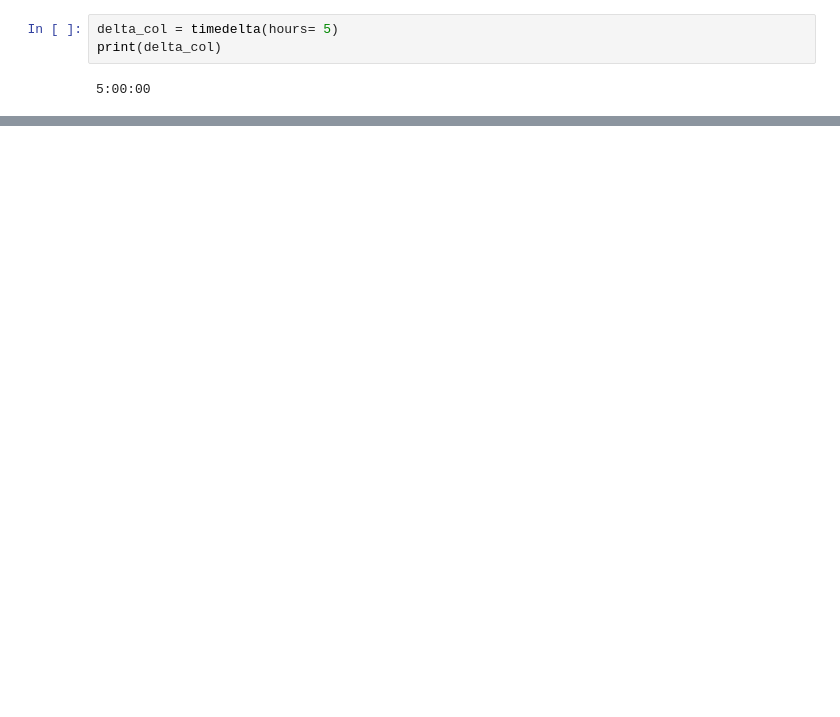
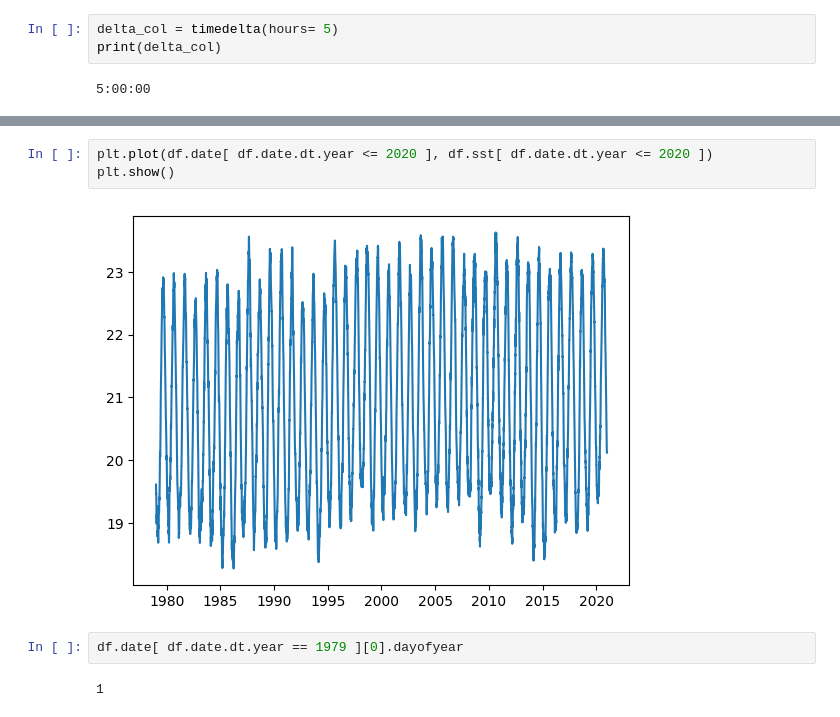
Before and after one commit to JhonZafra/Statistic_Concepts, a Jupyter notebook: SemanaIX/SeriesTiempo.ipynb, the cells around one changed output, grey strips where cells are left out. Drawn from its saved outputs; the diff is of its cells as text; blank space fills up the shorter version.

```diff
--- a/SemanaIX/SeriesTiempo.ipynb
+++ b/SemanaIX/SeriesTiempo.ipynb
@@ -58,0 +233,9 @@ print(delta_col)
+# %%
+plt.plot(df.date[ df.date.dt.year <= 2020 ], df.sst[ df.date.dt.year <= 2020 ])
+plt.show()
+# %% [output]
+[figure, added]
+# %%
+df.date[ df.date.dt.year == 1979 ][0].dayofyear
+# %% [output]
+1
```
Also changed, not shown: parts of 37 cells of this notebook.
